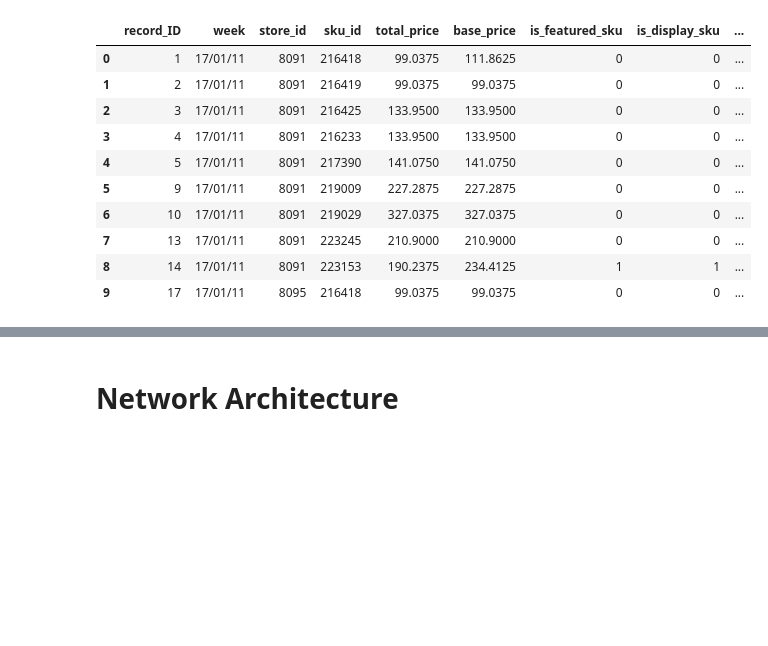
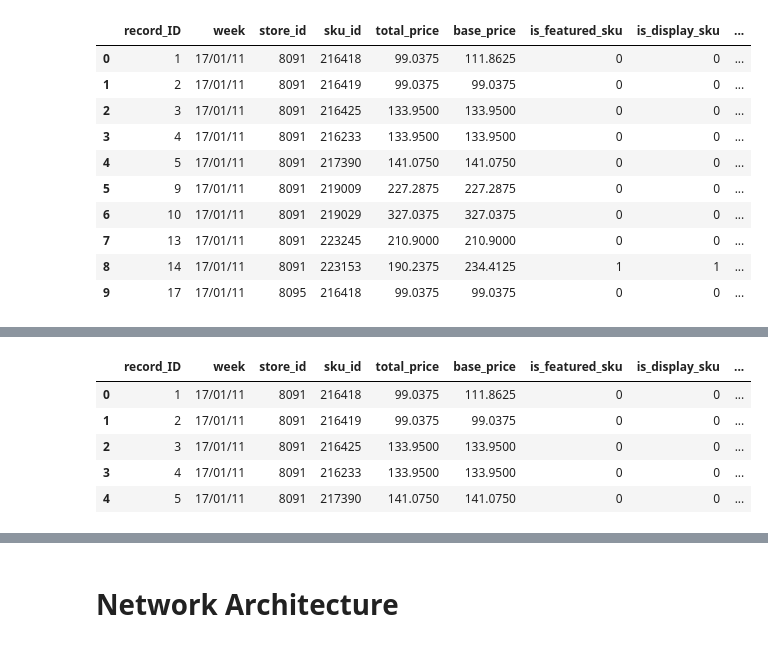
Before and after one commit to sumanyurosha/hackathons, a Jupyter notebook: Demand_Forecasting.ipynb, the cells around one changed output, grey strips where cells are left out. Cells and saved outputs as stored; diff of their text form; code cells hidden in the pictures; blank space fills up the shorter version.

```diff
--- a/Demand_Forecasting.ipynb
+++ b/Demand_Forecasting.ipynb
@@ -25,0 +50,2 @@ train_data.head(10)
+# %%
+train_data = train_data.dropna()
@@ -25,0 +97,10 @@ train_data.head(10)
+# %%
+combined_data = pd.concat([train_data, test_data])
+combined_data.head()
+# %% [output]
+|  | record_ID | week | store_id | sku_id | total_price | base_price | is_featured_sku | is_display_sku | ... |
+| 0 | 1 | 17/01/11 | 8091 | 216418 | 99.0375 | 111.8625 | 0 | 0 | ... |
+| 1 | 2 | 17/01/11 | 8091 | 216419 | 99.0375 | 99.0375 | 0 | 0 | ... |
+| 2 | 3 | 17/01/11 | 8091 | 216425 | 133.9500 | 133.9500 | 0 | 0 | ... |
+| 3 | 4 | 17/01/11 | 8091 | 216233 | 133.9500 | 133.9500 | 0 | 0 | ... |
+| 4 | 5 | 17/01/11 | 8091 | 217390 | 141.0750 | 141.0750 | 0 | 0 | ... |
```
Also changed, not shown: parts of 59 cells of this notebook.
